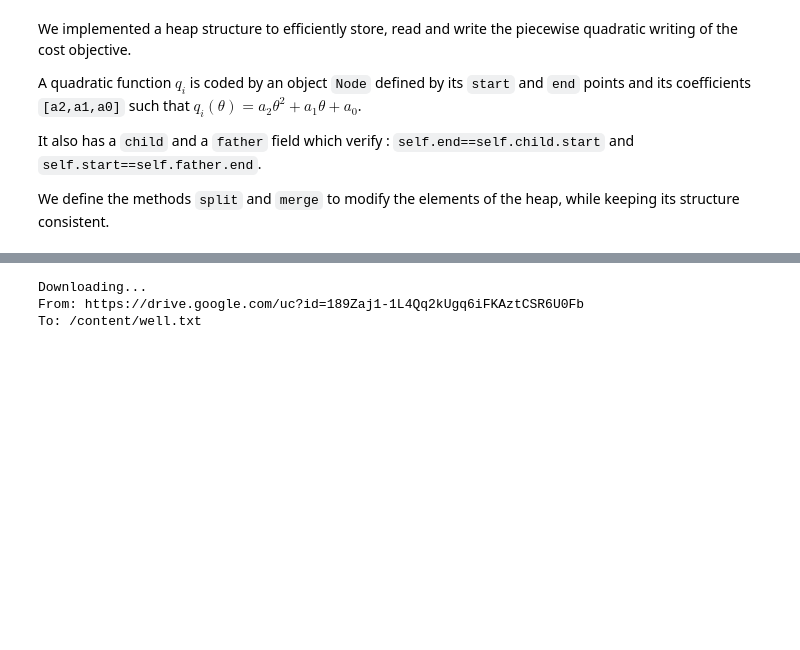
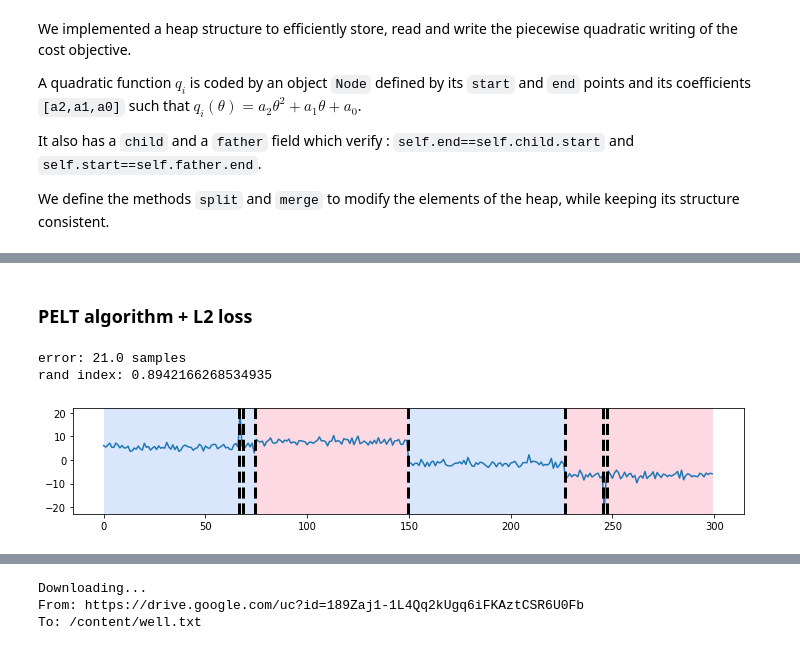
Before and after one commit to alexisgroshenry/robust_fpop, a Jupyter notebook: R_FPOP.ipynb, the cells around one changed output, grey strips where cells are left out. Cells and saved outputs as stored; diff of their text form; code cells hidden in the pictures; blank space fills up the shorter version.

```diff
--- a/R_FPOP.ipynb
+++ b/R_FPOP.ipynb
@@ -332,8 +255,0 @@ class BiweightCost(BaseCost):
-# %%
-pen_bic = 2 * np.log(n_samples) * noise_std**2
-predicted_bkps = rpt.Pelt(custom_cost=BiweightCost(19)).fit_predict(
-    signal=signal, pen=pen_bic
-)
-
-fig, ax_arr = rpt.display(signal, bkps, predicted_bkps)
-print(f"error: {hausdorff(bkps, predicted_bkps)} samples")
@@ -343,10 +255,0 @@ error: 151.0 samples
-# %%
-cp, q_theta, q_star = rfpop(signal, 100, 3)
-
-cp = np.array(cp)[:,1]
-cp[np.where(cp == None)] = 0
-predicted_bkps = np.unique(cp)[1:]
-predicted_bkps = np.hstack((predicted_bkps,signal.shape[0]))
-
-fig, ax_arr = rpt.display(signal, bkps, predicted_bkps)
-print(f"error: {hausdorff(bkps, predicted_bkps)} samples")
@@ -440,0 +335,15 @@ The dataset is available on https://github.com/alan-turing-institute/rbocpdms/tr
+# %% [markdown]
+### PELT algorithm + L2 loss
+# %%
+pen_bic = 2 * np.log(n_samples) * noise_std**2
+predicted_bkps_g = rpt.Pelt(model="l2", jump=1).fit_predict(
+    signal=signal_g, pen=pen_bic
+)
+
+fig, ax_arr = rpt.display(signal_g, bkps_g, predicted_bkps_g)
+print(f"error: {hausdorff(bkps_g, predicted_bkps_g)} samples")
+print(f"rand index: {eval_segmentation(bkps_g, predicted_bkps_g, signal_g)}")
+# %% [output]
+error: 21.0 samples
+rand index: 0.8942166268534935
+[figure, added]
```
Also changed, not shown: parts of 64 cells of this notebook.
